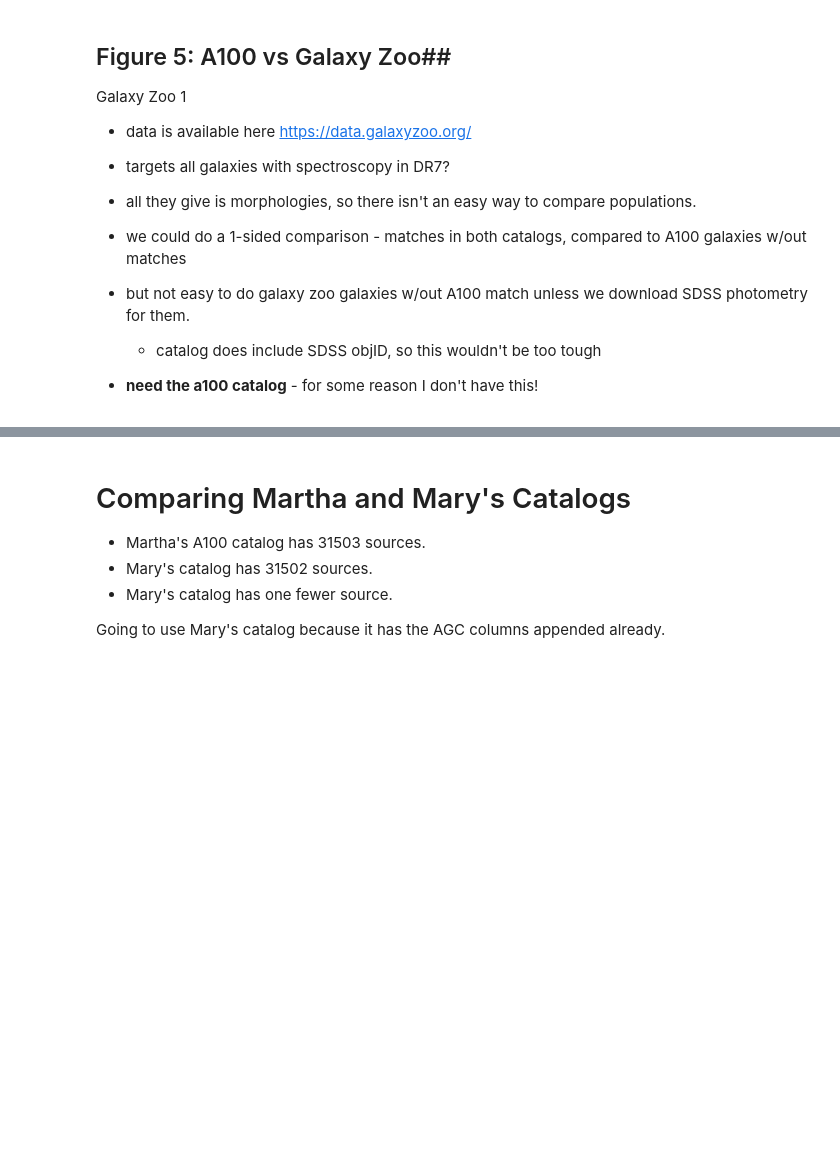
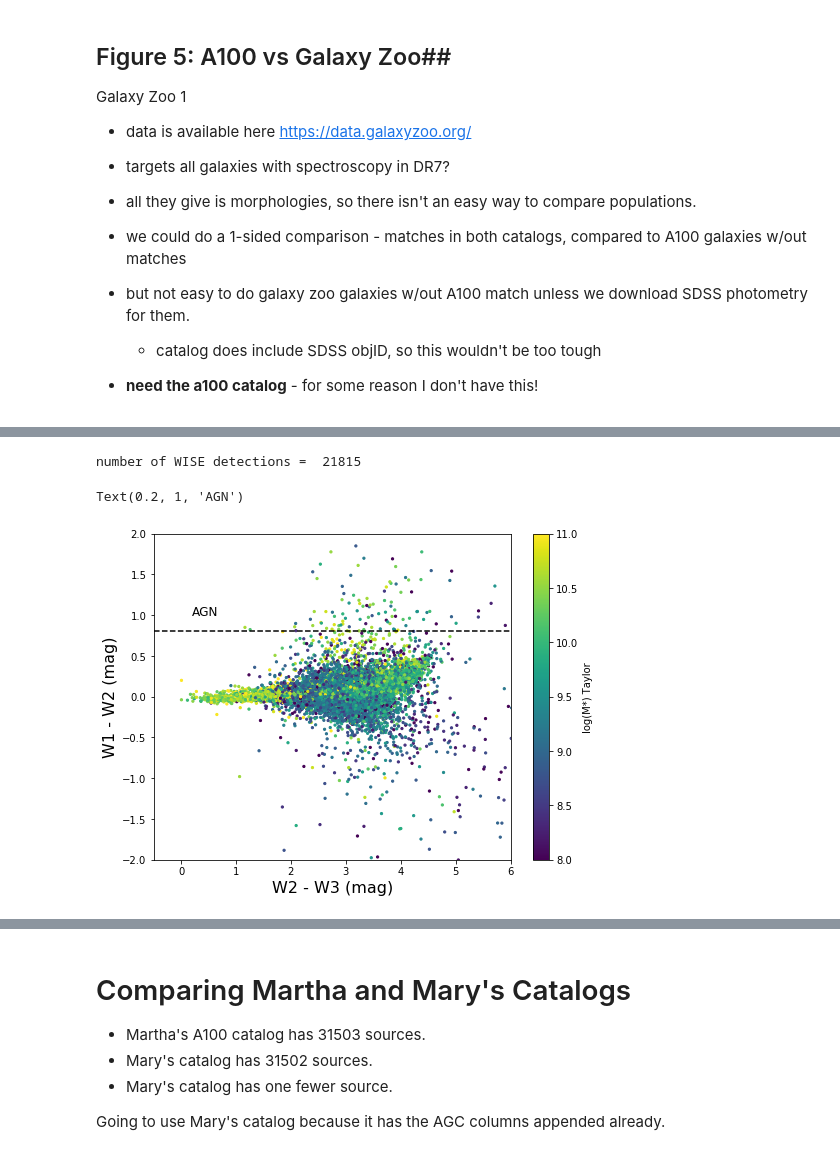
Before and after one commit to rfinn/APPSS, a Jupyter notebook: paper-plots.ipynb, the cells around one changed output, grey strips where cells are left out. Cells and saved outputs as stored; diff of their text form; code cells hidden in the pictures; blank space fills up the shorter version.

Commit message:
updates for wise

```diff
--- a/paper-plots.ipynb
+++ b/paper-plots.ipynb
@@ -906,0 +935,19 @@ http://learn.astropy.org/plot-catalog.html
+# %%
+plt.figure(figsize=(8,6))
+w3snr = np.abs(cat['w3_nanomaggies']*np.sqrt(cat['w3_nanomaggies_ivar']))
+flag = (cat['w1_nanomaggies'] > 0) & (cat['w2_nanomaggies'] > 0) & (cat['w3_nanomaggies'] > 0) #& (cat['w4_nanomaggies'] > 0)
+flag = w3snr > 3
+print('number of WISE detections = ', sum(flag))
+x = cat['w2_mag'] - cat['w3_mag']
+y = cat['w1_mag'] - cat['w2_mag']
+plt.scatter(x[flag],y[flag],c = cat['logMstarTaylor'][flag],s=5,vmin=8,vmax=11)
+plt.axhline(y=.8,ls='--',color='k')
+plt.colorbar(label='log(M*) Taylor')
+plt.xlabel('W2 - W3 (mag)',fontsize=16)
+plt.ylabel('W1 - W2 (mag)',fontsize=16)
+plt.axis([-.5,6,-2,2])
+plt.text(.2,1,'AGN',fontsize=12)
+# %% [output]
+number of WISE detections =  21815
+Text(0.2, 1, 'AGN')
+[figure, added]
```
Also changed, not shown: parts of 9 cells of this notebook, 2 other files.
